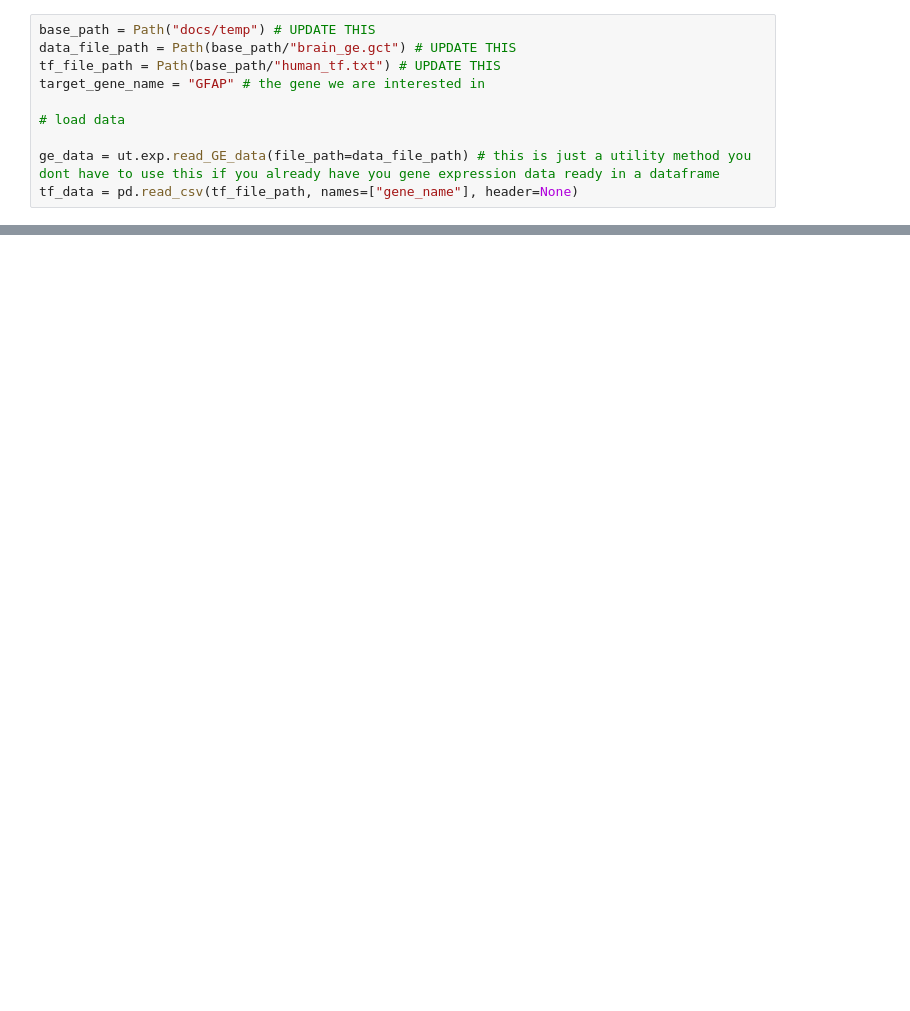
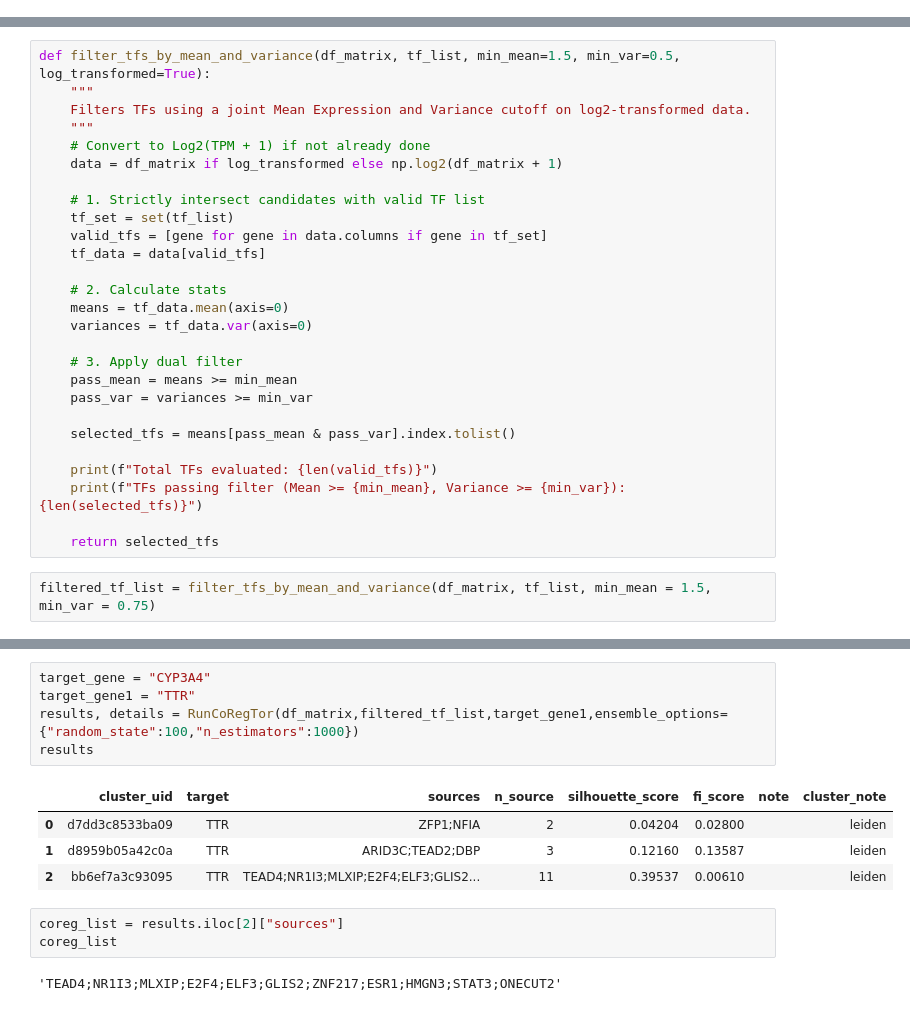
Before and after one commit to shubhvjain/coregtor, a Jupyter notebook: docs/tutorial1.ipynb, the cells around one changed output, grey strips where cells are left out. Saved outputs shown, nothing was run; the diff lists cells and outputs as text; blank space fills up the shorter version.

```diff
--- a/docs/tutorial1.ipynb
+++ b/docs/tutorial1.ipynb
@@ -39,10 +0,0 @@ We load this data in dataframes. Now we are ready to use CoRegTor!
-# %%
-base_path = Path("docs/temp") # UPDATE THIS
-data_file_path = Path(base_path/"brain_ge.gct") # UPDATE THIS
-tf_file_path = Path(base_path/"human_tf.txt") # UPDATE THIS
-target_gene_name = "GFAP" # the gene we are interested in
-
-# load data
-
-ge_data = ut.exp.read_GE_data(file_path=data_file_path) # this is just a utility method you dont have to use this if you already have you gene expression data ready in a dataframe
-tf_data = pd.read_csv(tf_file_path, names=["gene_name"], header=None)
@@ -209,0 +117,29 @@ ValueError: Exactly one of n_clusters and distance_threshold has to be set, and
+# %%
+def filter_tfs_by_mean_and_variance(df_matrix, tf_list, min_mean=1.5, min_var=0.5, log_transformed=True):
+    """
+    Filters TFs using a joint Mean Expression and Variance cutoff on log2-transformed data.
+    """
+    # Convert to Log2(TPM + 1) if not already done
+    data = df_matrix if log_transformed else np.log2(df_matrix + 1)
+
+    # 1. Strictly intersect candidates with valid TF list
+    tf_set = set(tf_list)
+    valid_tfs = [gene for gene in data.columns if gene in tf_set]
+    tf_data = data[valid_tfs]
+
+    # 2. Calculate stats
+    means = tf_data.mean(axis=0)
+    variances = tf_data.var(axis=0)
+
+    # 3. Apply dual filter
+    pass_mean = means >= min_mean
+    pass_var = variances >= min_var
+
+    selected_tfs = means[pass_mean & pass_var].index.tolist()
+
+    print(f"Total TFs evaluated: {len(valid_tfs)}")
+    print(f"TFs passing filter (Mean >= {min_mean}, Variance >= {min_var}): {len(selected_tfs)}")
+
+    return selected_tfs
+# %%
+filtered_tf_list = filter_tfs_by_mean_and_variance(df_matrix, tf_list, min_mean = 1.5, min_var = 0.75)
@@ -209,0 +160,15 @@ ValueError: Exactly one of n_clusters and distance_threshold has to be set, and
+# %%
+target_gene = "CYP3A4"
+target_gene1 = "TTR"
+results, details = RunCoRegTor(df_matrix,filtered_tf_list,target_gene1,ensemble_options= {"random_state":100,"n_estimators":1000})
+results
+# %% [output]
+|  | cluster_uid | target | sources | n_source | silhouette_score | fi_score | note | cluster_note |
+| 0 | d7dd3c8533ba09 | TTR | ZFP1;NFIA | 2 | 0.04204 | 0.02800 |  | leiden |
+| 1 | d8959b05a42c0a | TTR | ARID3C;TEAD2;DBP | 3 | 0.12160 | 0.13587 |  | leiden |
+| 2 | bb6ef7a3c93095 | TTR | TEAD4;NR1I3;MLXIP;E2F4;ELF3;GLIS2... | 11 | 0.39537 | 0.00610 |  | leiden |
+# %%
+coreg_list = results.iloc[2]["sources"]
+coreg_list
+# %% [output]
+'TEAD4;NR1I3;MLXIP;E2F4;ELF3;GLIS2;ZNF217;ESR1;HMGN3;STAT3;ONECUT2'
```
Also changed, not shown: parts of 67 cells of this notebook, 19 other files.
